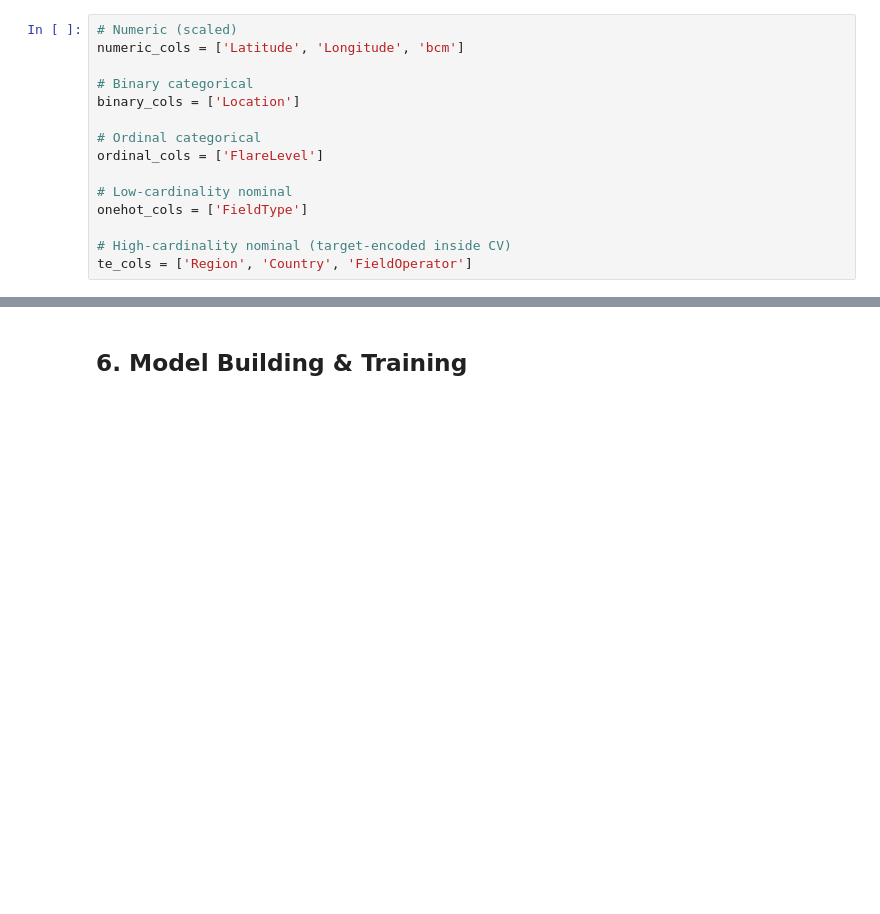
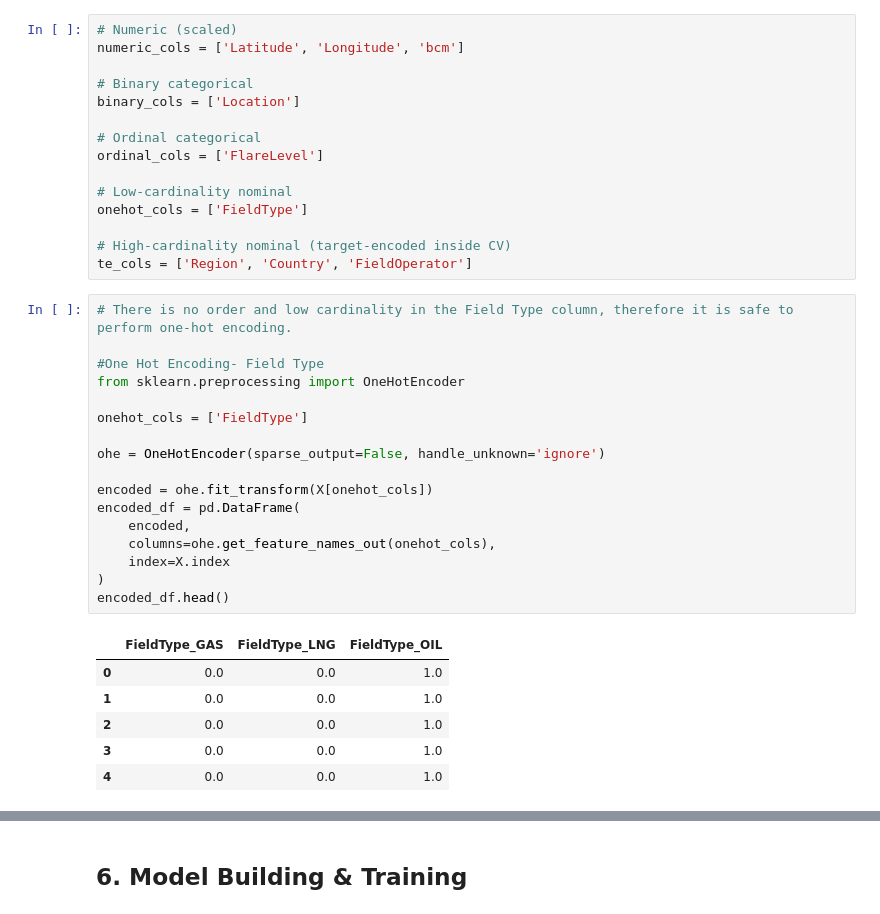
Before and after one commit to EMuritu/Gas_Flaring_Prediction, a Jupyter notebook: Gas_Flaring_Prediction.ipynb, the cells around one changed output, grey strips where cells are left out. Cells and saved outputs as stored; diff of their text form; blank space fills up the shorter version.

```diff
--- a/Gas_Flaring_Prediction.ipynb
+++ b/Gas_Flaring_Prediction.ipynb
@@ -809,3 +808,27 @@ onehot_cols = ['FieldType']
 
 # High-cardinality nominal (target-encoded inside CV)
 te_cols = ['Region', 'Country', 'FieldOperator']
+# %%
+# There is no order and low cardinality in the Field Type column, therefore it is safe to perform one-hot encoding.
+
+#One Hot Encoding- Field Type
+from sklearn.preprocessing import OneHotEncoder
+
+onehot_cols = ['FieldType']
+
+ohe = OneHotEncoder(sparse_output=False, handle_unknown='ignore')
+
+encoded = ohe.fit_transform(X[onehot_cols])
+encoded_df = pd.DataFrame(
+    encoded,
+    columns=ohe.get_feature_names_out(onehot_cols),
+    index=X.index
+)
+encoded_df.head()
+# %% [output]
+|  | FieldType_GAS | FieldType_LNG | FieldType_OIL |
+| 0 | 0.0 | 0.0 | 1.0 |
+| 1 | 0.0 | 0.0 | 1.0 |
+| 2 | 0.0 | 0.0 | 1.0 |
+| 3 | 0.0 | 0.0 | 1.0 |
+| 4 | 0.0 | 0.0 | 1.0 |
```
Also changed, not shown: parts of 4 cells of this notebook.
